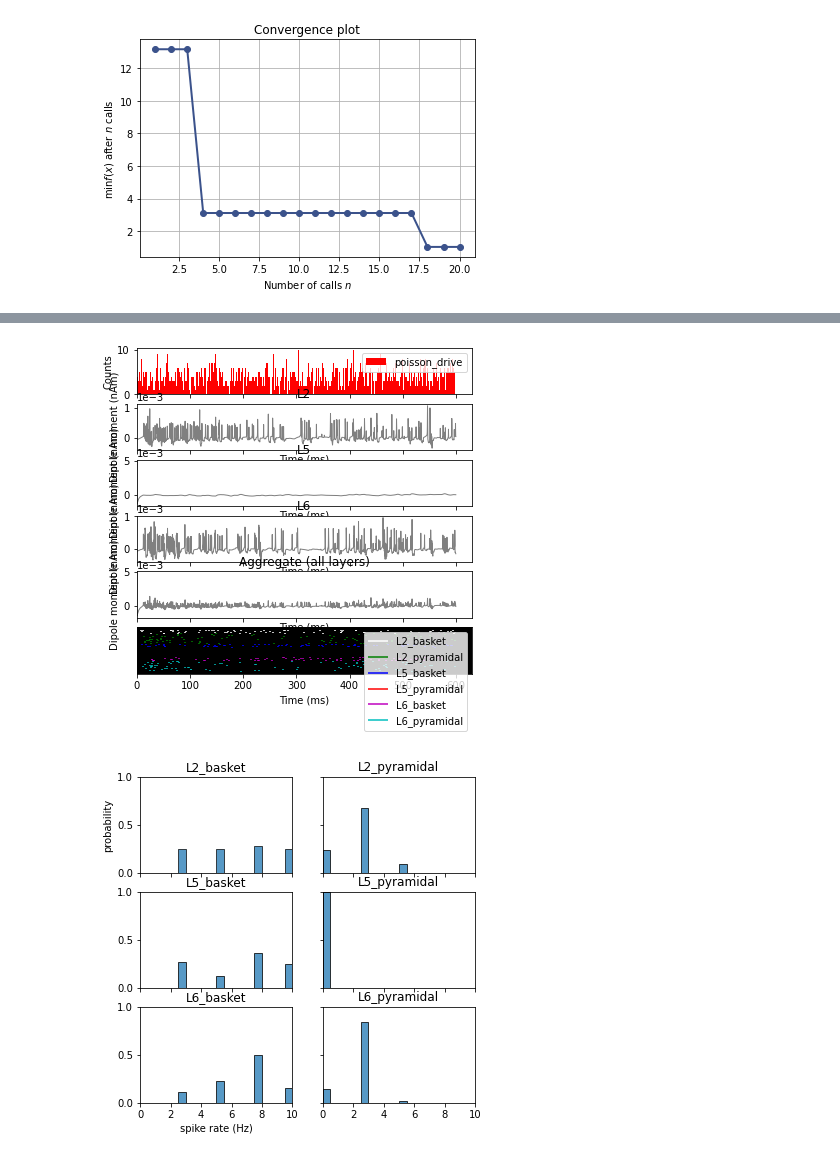
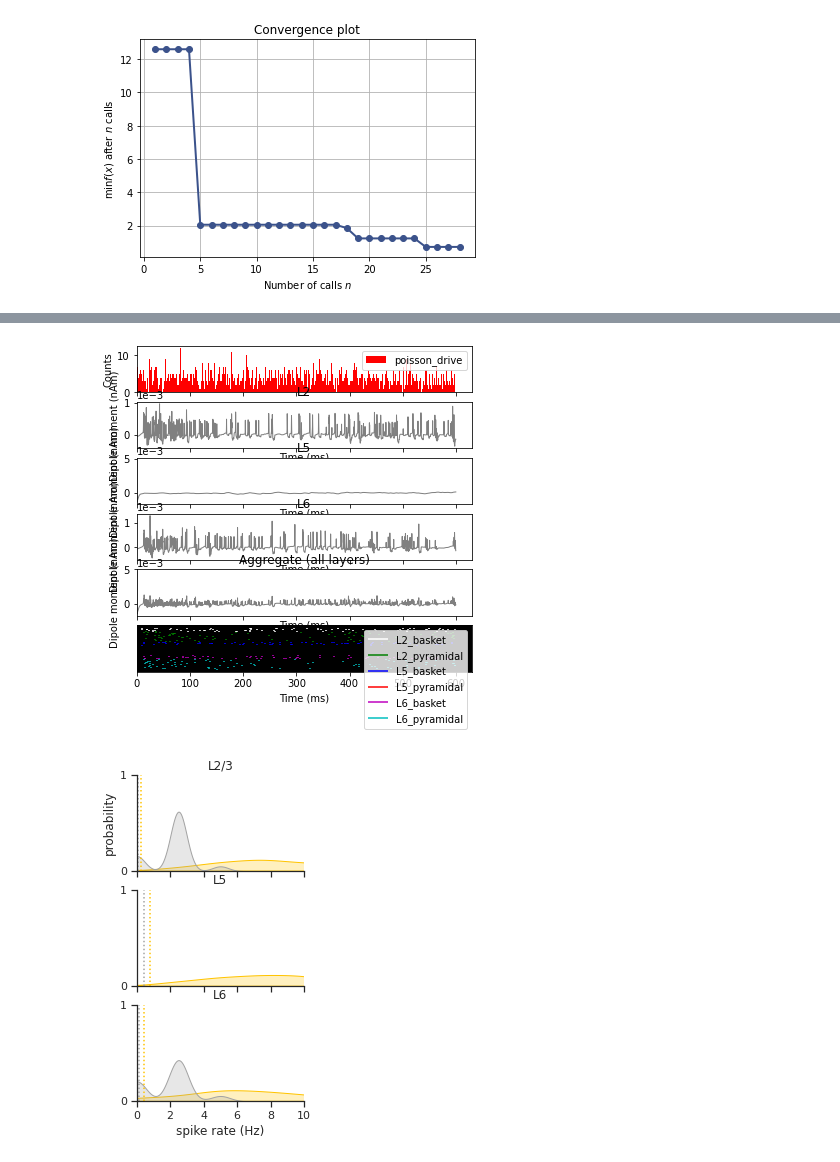
Before and after one commit to rythorpe/hnn-core, a Jupyter notebook: rs_dd_project/opt_baseline_drive.ipynb, the cells around one changed output, grey strips where cells are left out. Cells and saved outputs as stored; diff of their text form; code cells hidden in the pictures.

```diff
--- a/rs_dd_project/opt_baseline_drive.ipynb
+++ b/rs_dd_project/opt_baseline_drive.ipynb
@@ -5,7 +5,6 @@ from functools import partial
 import numpy as np
 import matplotlib.pyplot as plt
 import seaborn as sns
-sns.set()
 
 from skopt import gp_minimize
 from skopt.plots import plot_convergence, plot_objective
@@ -37,8 +36,8 @@ min_lamtha, max_lamtha = 1., 100.
 min_rate, max_rate = 1., 100.
 
 # opt parameters
-opt_n_total_calls = 20
-opt_n_init_points = 10
+opt_n_total_calls = 28
+opt_n_init_points = 14
 
 net_original = L6_model(connect_layer_6=True, legacy_mode=False,
                         grid_shape=(10, 10))
@@ -95,8 +94,24 @@ poiss_rate: 5.528799869729488
+# %%
+###############################################################################
+# define target spike rates for plotting
+# taken from Reyes-Puerta 2015 and De Kock 2007
+# see Constantinople and Bruno 2013 for laminar difference in E-cell
+# excitability and proportion of connected pairs
+target_avg_spike_rates = {'L2_basket': 0.8,
+                          'L2_pyramidal': 0.3,
+                          'L5_basket': 2.4,  # L5A + L5B avg
+                          'L5_pyramidal': 1.4,  # L5A + L5B avg
+                          'L6_basket': 1.3,  # estimated; Reyes-Puerta 2015
+                          'L6_pyramidal': 0.5}  # from De Kock 2007
+# avg rates in unconn network should be a bit less
+# try 33% of the avg rates in a fully connected network
+target_spike_rates = {cell: rate * 0.33 for cell, rate in
+                      target_avg_spike_rates.items()}
 # %%
 # plot results
 plot_convergence(opt_results, ax=None)
 ax_obj = plot_objective(opt_results)
-ax_obj[0, 0].tight_layout()
+ax_obj[0, 0].get_figure().tight_layout()
 
 # pre-optimization
 # first convert first param back from log_10 scale
@@ -105,14 +120,16 @@ opt_params_init.append(opt_params_0[-1])
 net_0, dpls_0 = simulate_network(net_original.copy(), sim_time, burn_in_time,
                                  poiss_params=opt_params_init, clear_conn=True)
 net_response_fig = plot_net_response(dpls_0, net_0, sim_time)
-sr_profiles_fig = plot_spiking_profiles(net_0, sim_time, burn_in_time)
+sr_profiles_fig = plot_spiking_profiles(net_0, sim_time, burn_in_time,
+                                        target_spike_rates=target_spike_rates)
 # post-optimization
 opt_params_final = [10 ** weight for weight in opt_params[:-1]]
 opt_params_final.append(opt_params[-1])
 net, dpls = simulate_network(net_original.copy(), sim_time, burn_in_time,
                              poiss_params=opt_params_final, clear_conn=True)
 net_response_fig = plot_net_response(dpls, net, sim_time)
-sr_profiles_fig = plot_spiking_profiles(net, sim_time, burn_in_time)
+sr_profiles_fig = plot_spiking_profiles(net, sim_time, burn_in_time,
+                                        target_spike_rates=target_spike_rates)
 
 plt.show()
 # %% [output]
@@ -136 +170 @@ Trial 1: 590.0 ms...
-[figure, old version]
+[figure, new version]
@@ -138,2 +172,2 @@ Trial 1: 590.0 ms...
-[figure, old version]
+[figure, new version]
-[figure, old version]
+[figure, new version]
```
Also changed, not shown: parts of 3 cells of this notebook, 2 other files.
